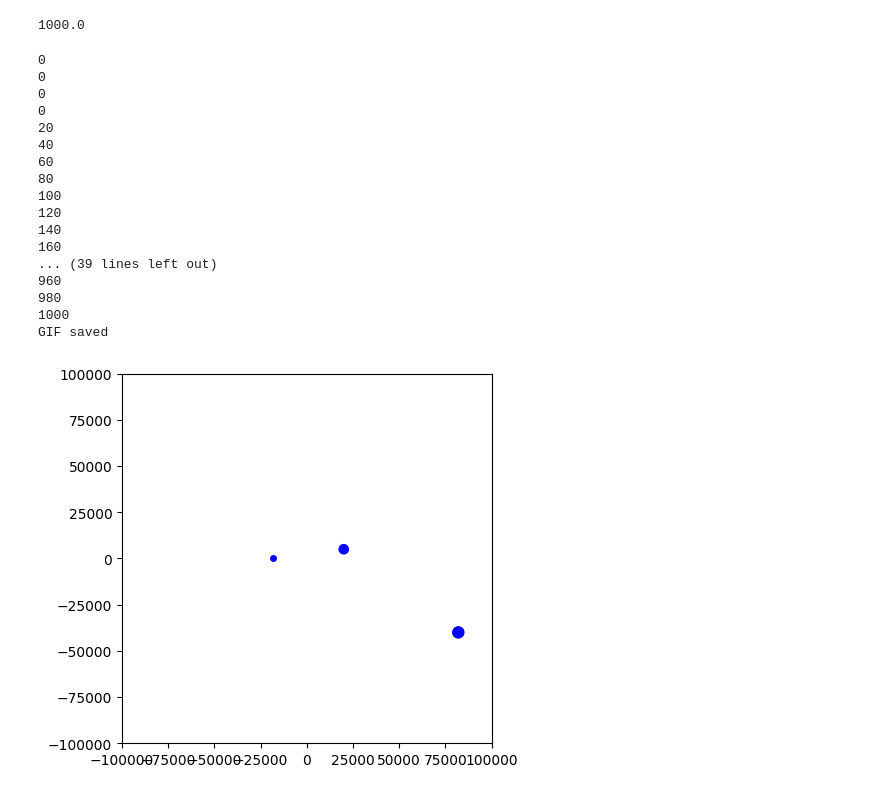
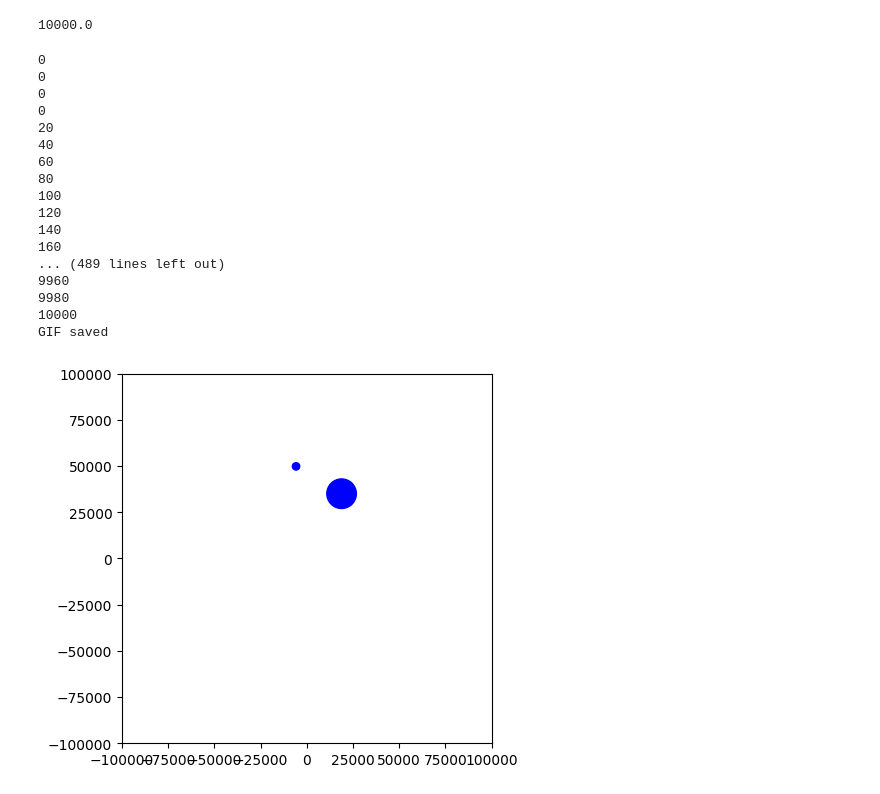
Before and after one commit to Digicat509/Three-body-problem, a Jupyter notebook: firstnotebookmaybeinitialcode.ipynb, the cells around one changed output. Drawn from its saved outputs; the diff is of its cells as text; code cells hidden in the pictures.

Commit message:
Finished simulations

```diff
--- a/firstnotebookmaybeinitialcode.ipynb
+++ b/firstnotebookmaybeinitialcode.ipynb
@@ -11,14 +11,14 @@ from matplotlib.collections import PatchCollection
 from mpl_toolkits.mplot3d import Axes3D
 # %%
 # Constants
-Gravitational_Constant=6.6743*(10**-11)
+Gravitational_Constant=6.6743*(10**-1)
 dt=1
-total_time=1000
+total_time=10000
 time=0
 
 print(total_time/dt)
 # %% [output]
-1000.0
+10000.0
 # %%
 def normalize_unit_vector(v):
     norm = np.linalg.norm(v)
@@ -67,9 +67,9 @@ bodies = []
 # bodies.append(Body( 5*10**8, [10*10**3, -5*10**3], [10**1, 10**1], [0, 0], [0, 0])) #mass and initial( pos velo accel force )\n",
 # bodies.append(Body( 3*10**8, [2*10**3, 0], [-2*10**1, 0], [0, 0], [0, 0]))
 # bodies.append(Body( 6*10**8, [-8*10**3, 10*10**3], [9*10**1, -5*10**1], [0, 0], [0, 0]))
-bodies.append(Body(8*10**8, [0, 0], [0, 0], [0, 0], [0, 0]))
-bodies.append(Body(4*10**8, [10*10**3, 0], [0, 50], [0, 0], [0, 0]))
-bodies.append(Body(4*10**8, [-10*10**3, 0], [0, -50], [0, 0], [0, 0]))
+bodies.append(Body(16*10**8, [0, 0], [0, 0], [0, 0], [0, 0]))
+bodies.append(Body(4*10**8, [0, -30*10**3], [-200, 0], [0, 0], [0, 0]))
+bodies.append(Body(4*10**8, [0, 3000+30*10**3], [200, 0], [0, 0], [0, 0]))
 # center_of_mass = (bodies[0].mass*bodies[0].pos + bodies[1].mass*bodies[1].pos + bodies[2].mass*bodies[2].pos)/(bodies[0].mass*bodies[1].mass*bodies[2].mass)
 # %%
 def CalcTV(bodies):
@@ -149,36 +149,36 @@ ax.set_xlim(-10**5, 10**5)
 ax.set_ylim(-10**5, 10**5)
 ax.set_aspect('equal')
 
 circles = [ax.add_patch(plt.Circle((0,0), radius=b.mass/200000, color='b')) for b in bodies]
 
 def update(frame):
     for i, body in enumerate(bodies):
         circles[i].center = body.history_pos[frame][0:2]
     if frame%20==0:
         print(frame)
     return circles
 
 ani = FuncAnimation(fig, update, frames=len(bodies[0].history_pos), blit=True)
 
-ani.save('simulation.gif', writer='pillow', fps=30)
+ani.save('simulation.gif', writer='pillow', fps=60)
 
 print("GIF saved")
 # %% [output]
 0
 0
 0
 0
 20
 40
 60
 80
 100
 120
 140
 160
-... (39 lines left out)
-960
-980
-1000
+... (489 lines left out)
+9960
+9980
+10000
 GIF saved
-[figure, old version]
+[figure, new version]
```
Also changed, not shown: parts of 3 cells of this notebook, 2 other files.
